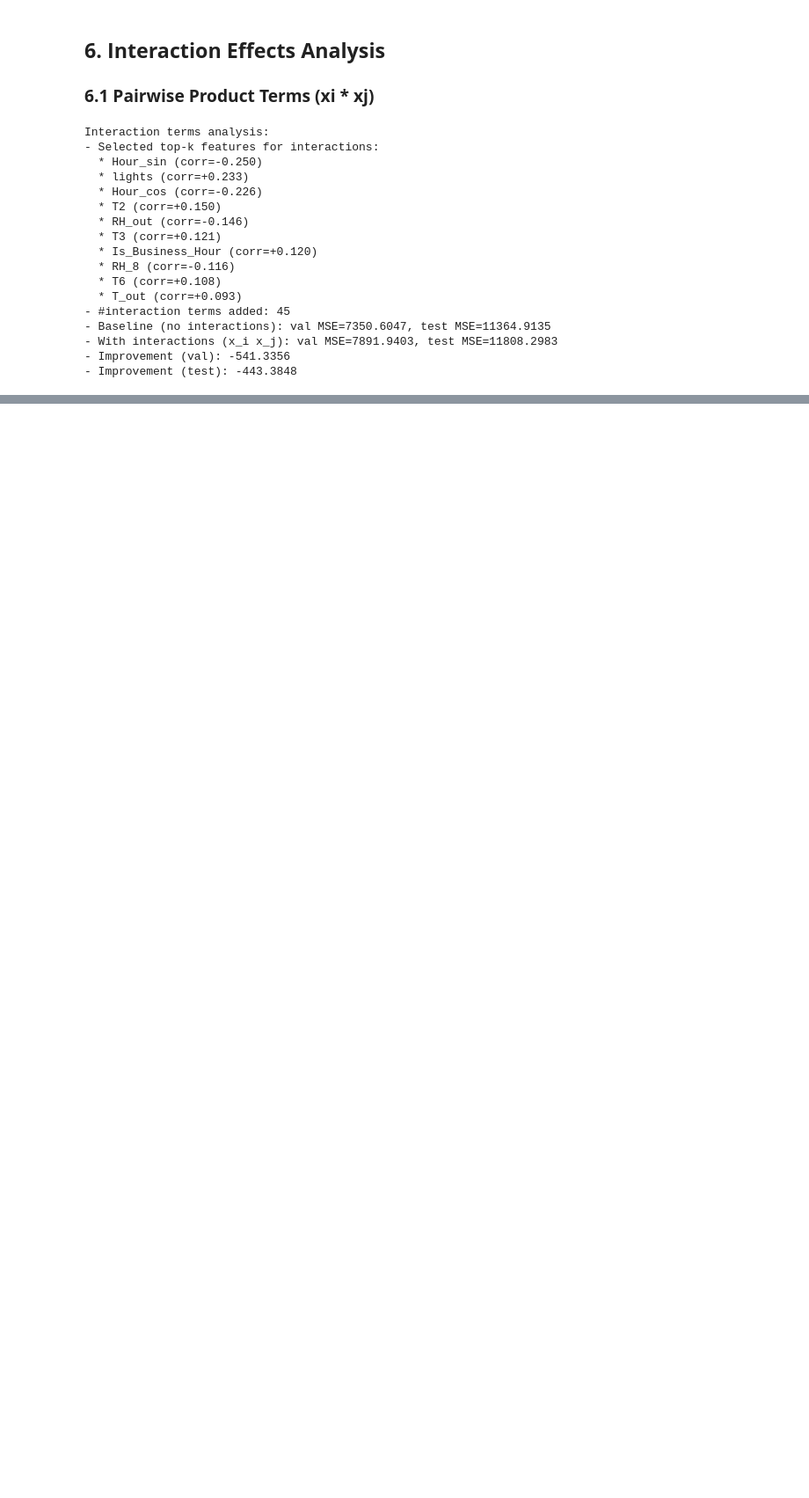
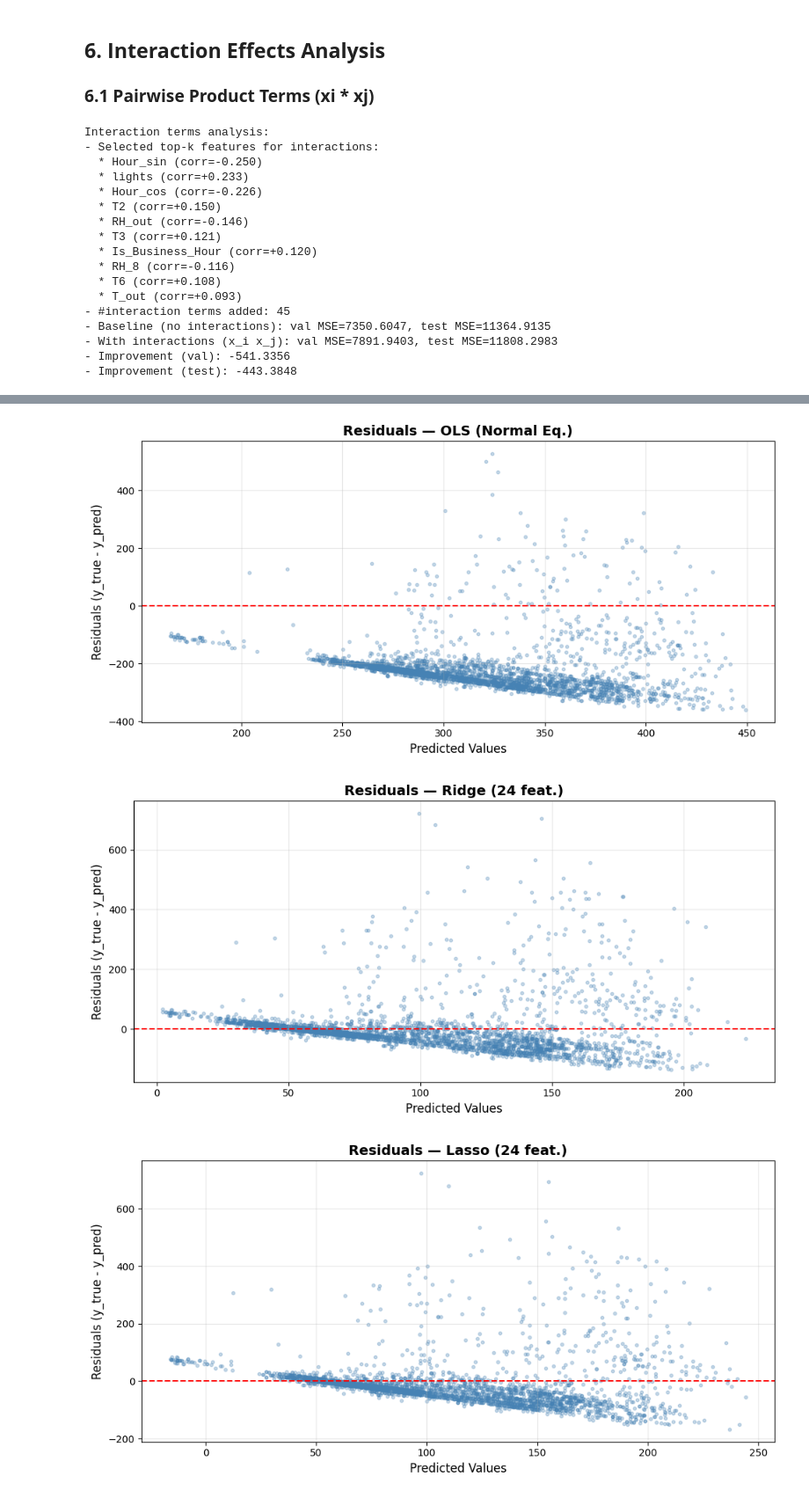
Before and after one commit to ThanhChuong12/Supervised-Learning-Regression-Classification, a Jupyter notebook: code/Part1_Regression/02_modeling.ipynb, the cells around one changed output, grey strips where cells are left out. Shown at 88% size. Cells and saved outputs as stored; diff of their text form; code cells hidden in the pictures; blank space fills up the shorter version.

```diff
--- a/code/Part1_Regression/02_modeling.ipynb
+++ b/code/Part1_Regression/02_modeling.ipynb
@@ -1523,0 +1574,20 @@ Interaction terms analysis:
+# %%
+# Recreate original 40-feature design matrices (overwritten by Basis Functions section)
+Phi_train_40 = add_bias(X_train_s)   # (13813, 40)
+Phi_val_40   = add_bias(X_val_s)     # (2961, 40)
+Phi_test_40  = add_bias(X_test_s)    # (2961, 40)
+# %%
+# Residual plots for key models on the TEST set
+models_for_residuals = {
+    'OLS (Normal Eq.)': (Phi_test_40, w_ols),
+    'Ridge (24 feat.)': (Phi_test_40[:, selected_indices], w_ridge_final),
+    'Lasso (24 feat.)': (Phi_test_40[:, selected_indices], w_lasso_final),
+}
+
+for name, (Phi, w) in models_for_residuals.items():
+    y_pred = predict(Phi, w)
+    plot_residuals(y_test, y_pred, title=f'Residuals — {name}')
+# %% [output]
+[figure, added]
+[figure, added]
+[figure, added]
```
Also changed, not shown: parts of 22 cells of this notebook, 2 other files.
